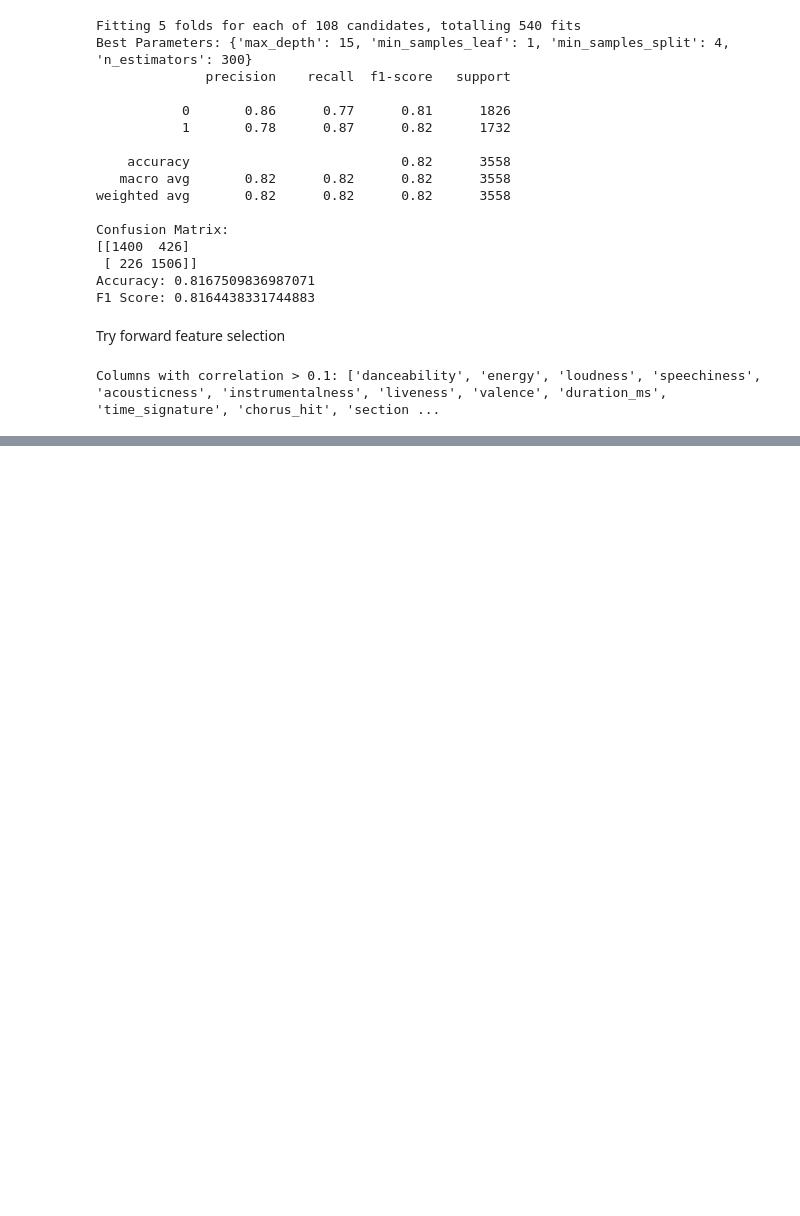
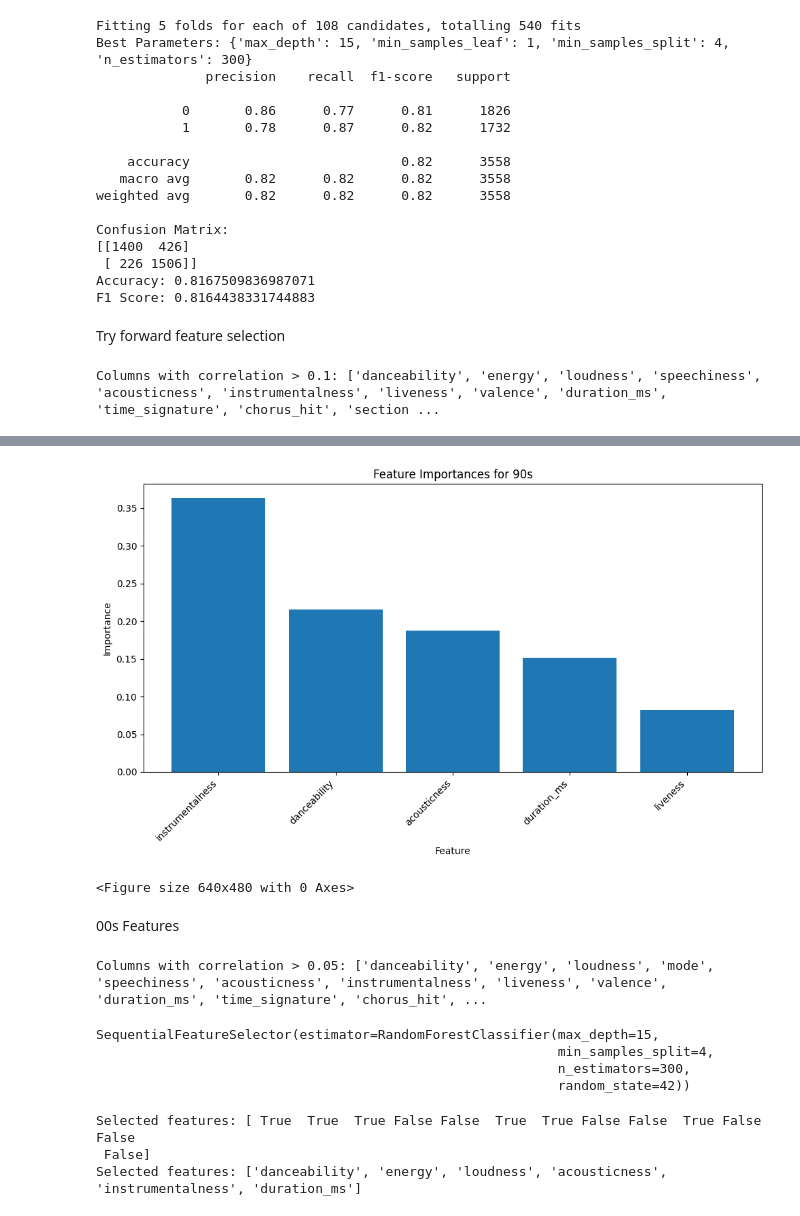
Before and after one commit to mrcl-w/Application-of-machine-learning-in-predicting-the-success-of-music-tracks., a Jupyter notebook: ML/Classification/RandomForest.ipynb, the cells around one changed output, grey strips where cells are left out. Cells and saved outputs as stored; diff of their text form; code cells hidden in the pictures; blank space fills up the shorter version.

```diff
--- a/ML/Classification/RandomForest.ipynb
+++ b/ML/Classification/RandomForest.ipynb
@@ -93,0 +177,10 @@ SyntaxError: invalid syntax. Maybe you meant '==' or ':=' instead of '='? (34362
+# %%
+#feature selection with sequential feature selector
+#get features with correlation > 0.05 with target
+
+columns_corr = data_num.columns[data_num.corr()['target'].abs() > 0.05].tolist()
+columns_corr.remove('target')
+print("Columns with correlation > 0.05:", columns_corr)
+X = data_num[columns_corr]
+y = data_num['target']
+X_train, X_test, y_train, y_test = train_test_split(X, y, test_size=0.2, random_state=42)
@@ -93,0 +189,5 @@ SyntaxError: invalid syntax. Maybe you meant '==' or ':=' instead of '='? (34362
+# %%
+model = RandomForestClassifier(max_depth=15, min_samples_leaf=1, min_samples_split=4, n_estimators=300, random_state=42) #get the best parameters from grid search
+X_train, X_test, y_train, y_test = train_test_split(X, y, test_size=0.2, random_state=42)
+sfs = SequentialFeatureSelector(model, direction='forward')
+sfs.fit(X_train, y_train)
@@ -93,0 +199,5 @@ SyntaxError: invalid syntax. Maybe you meant '==' or ':=' instead of '='? (34362
+# %%
+#print the selected features
+print("Selected features:", sfs.get_support())
+feature_set = [col for col, selected in zip(columns_corr, sfs.get_support()) if selected]
+print("Selected features:", feature_set)
@@ -93,0 +207,11 @@ SyntaxError: invalid syntax. Maybe you meant '==' or ':=' instead of '='? (34362
+# %%
+X = all_features_df[feature_set]
+y = all_features_df['target']
+X_train, X_test, y_train, y_test = train_test_split(X, y, test_size=0.2, random_state=42)
+model.fit(X_train, y_train)
+y_pred = model.predict(X_test)
+print(classification_report(y_test, y_pred))
+print("Confusion Matrix:")
+print(confusion_matrix(y_test, y_pred))
+print("Accuracy:", accuracy_score(y_test, y_pred))
+print("F1 Score:", f1_score(y_test, y_pred, average='weighted'))
@@ -93,0 +233,18 @@ SyntaxError: invalid syntax. Maybe you meant '==' or ':=' instead of '='? (34362
+# %%
+#get feature importance
+importances_90s = model.feature_importances_
+indices = np.argsort(importances_90s)[::-1]
+plt.figure(figsize=(10, 6))
+plt.title("Feature Importances for 90s")
+plt.xlabel("Feature")
+plt.ylabel("Importance")
+plt.bar(range(len(importances_90s)), importances_90s[indices])
+plt.xticks(range(len(importances_90s)), [feature_set[i] for i in indices], rotation=45, ha='right')
+plt.tight_layout()
+plt.savefig('../../Figures/feature_importance_90s.png')
+plt.show()
+# %% [output]
+[figure, added]
+<Figure size 640x480 with 0 Axes>
+# %% [markdown]
+00s Features
@@ -93,0 +261,31 @@ SyntaxError: invalid syntax. Maybe you meant '==' or ':=' instead of '='? (34362
+# %%
+#feature selection with sequential feature selector
+#get features with correlation > 0.05 with target
+
+columns_corr = data_num.columns[data_num.corr()['target'].abs() > 0.05].tolist()
+columns_corr.remove('target')
+print("Columns with correlation > 0.05:", columns_corr)
+X = data_num[columns_corr]
+y = data_num['target']
+X_train, X_test, y_train, y_test = train_test_split(X, y, test_size=0.2, random_state=42)
+# %% [output]
+Columns with correlation > 0.05: ['danceability', 'energy', 'loudness', 'mode', 'speechiness', 'acousticness', 'instrumentalness', 'liveness', 'valence', 'duration_ms', 'time_signature', 'chorus_hit', ...
+# %%
+model = RandomForestClassifier(max_depth=15, min_samples_leaf=1, min_samples_split=4, n_estimators=300, random_state=42) #get the best parameters from grid search
+X_train, X_test, y_train, y_test = train_test_split(X, y, test_size=0.2, random_state=42)
+sfs = SequentialFeatureSelector(model, direction='forward')
+sfs.fit(X_train, y_train)
+# %% [output]
+SequentialFeatureSelector(estimator=RandomForestClassifier(max_depth=15,
+                                                           min_samples_split=4,
+                                                           n_estimators=300,
+                                                           random_state=42))
+# %%
+#print the selected features
+print("Selected features:", sfs.get_support())
+feature_set = [col for col, selected in zip(columns_corr, sfs.get_support()) if selected]
+print("Selected features:", feature_set)
+# %% [output]
+Selected features: [ True  True  True False False  True  True False False  True False False
+ False]
+Selected features: ['danceability', 'energy', 'loudness', 'acousticness', 'instrumentalness', 'duration_ms']
```
Also changed, not shown: parts of 26 cells of this notebook, 3 other files.
